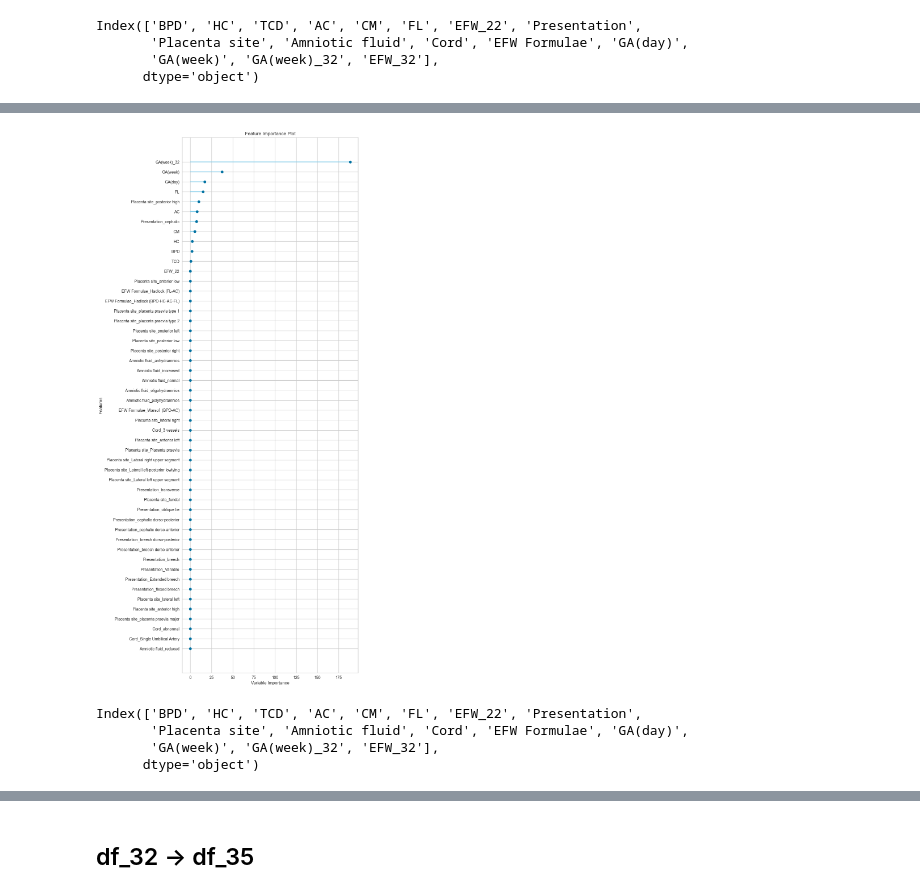
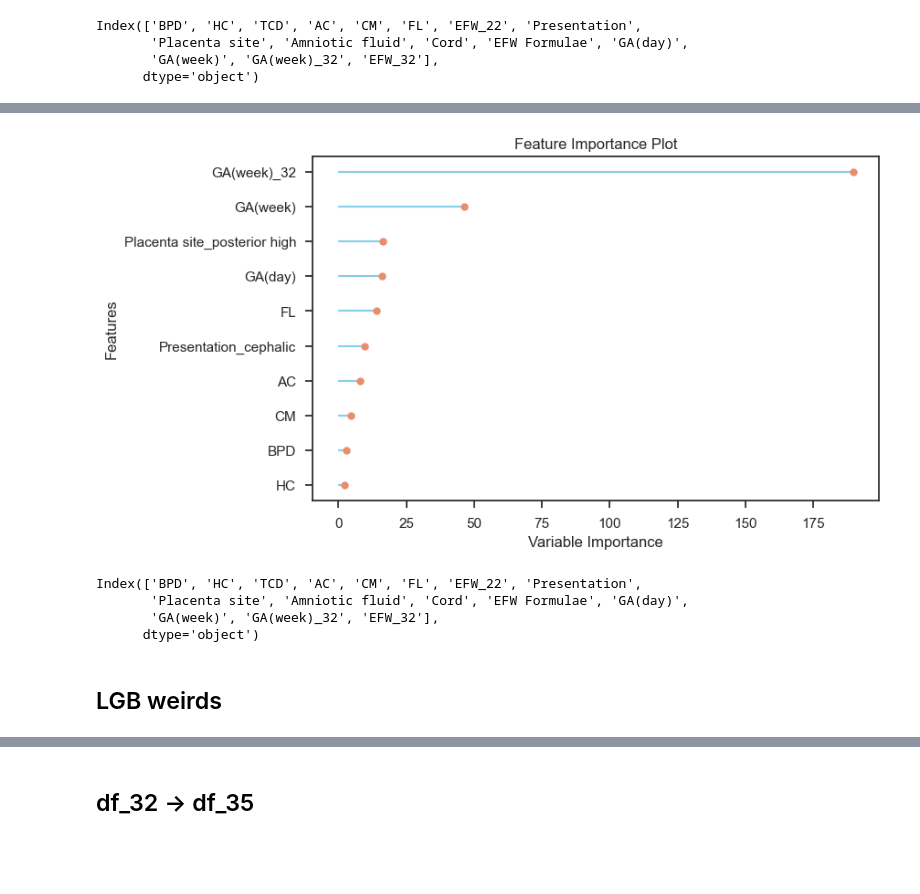
Before and after one commit to Dragooz/Forecasting-Fetal-Growth-with-Antenatal-Information, a Jupyter notebook: FGR Study.ipynb, the cells around one changed output, grey strips where cells are left out. Cells and saved outputs as stored; diff of their text form; code cells hidden in the pictures; blank space fills up the shorter version.

Commit message:
update model, notebook

```diff
--- a/FGR Study.ipynb
+++ b/FGR Study.ipynb
@@ -1139,8 +1012,8 @@ Lasso(alpha=1.0, copy_X=True, fit_intercept=True, max_iter=1000,
 # %%
 model_ = create_model('lasso')
-plot_model(model_, plot='feature_all')
+plot_model(model_, plot='feature')
 # %% [output]
-[figure, old version]
+[figure, new version]
 # %%
 df_train_22_32_90.columns
 # %% [output]
@@ -1148,4 +1021,6 @@ Index(['BPD', 'HC', 'TCD', 'AC', 'CM', 'FL', 'EFW_22', 'Presentation',
        'Placenta site', 'Amniotic fluid', 'Cord', 'EFW Formulae', 'GA(day)',
        'GA(week)', 'GA(week)_32', 'EFW_32'],
       dtype='object')
+# %% [markdown]
+## LGB weirds
 # %%
```
Also changed, not shown: parts of 128 cells of this notebook, 8 other files.
